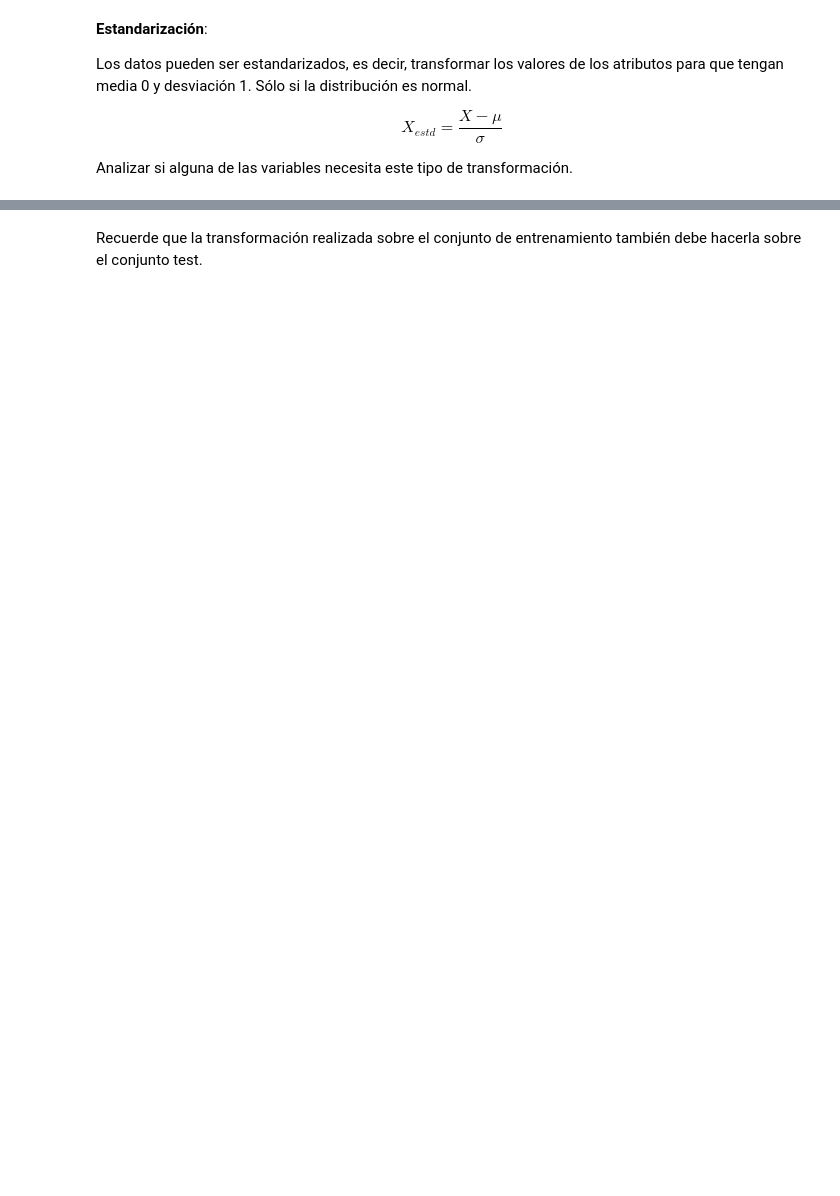
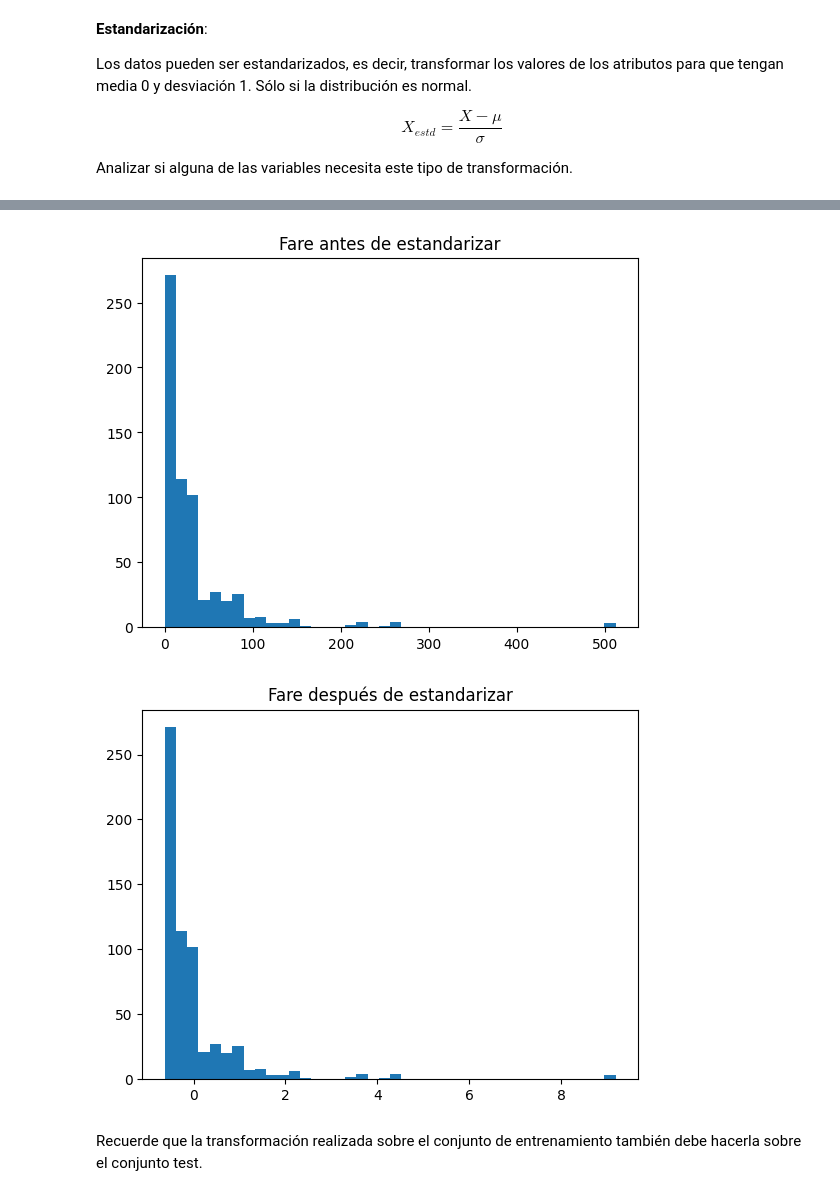
Before and after one commit to duvan1026/Titanic_Big_Data, a Jupyter notebook: ABD_CastroBautistaDuvanDario.ipynb, the cells around one changed output, grey strips where cells are left out. Drawn from its saved outputs; the diff is of its cells as text; code cells hidden in the pictures; blank space fills up the shorter version.

```diff
--- a/ABD_CastroBautistaDuvanDario.ipynb
+++ b/ABD_CastroBautistaDuvanDario.ipynb
@@ -1407,0 +1493,10 @@ Analizar si alguna de las variables necesita este tipo de transformación.
+# %%
+# Estandarización
+scaler = StandardScaler()
+
+cols_std = ['age', 'fare']
+
+X_train_std = X_train_imp.copy()
+
+X_train_std[cols_std] = scaler.fit_transform(X_train_imp[cols_std])
+X_train_std.describe()
@@ -1408,3 +1513,14 @@ Analizar si alguna de las variables necesita este tipo de transformación.
+# %%
+plt.hist(X_train_imp['fare'], bins=40)
+plt.title("Fare antes de estandarizar")
+plt.show()
+
+plt.hist(X_train_std['fare'], bins=40)
+plt.title("Fare después de estandarizar")
+plt.show()
+# %% [output]
+[figure, added]
+[figure, added]
 # %% [markdown]
 
 
```
Also changed, not shown: parts of 13 cells of this notebook.
